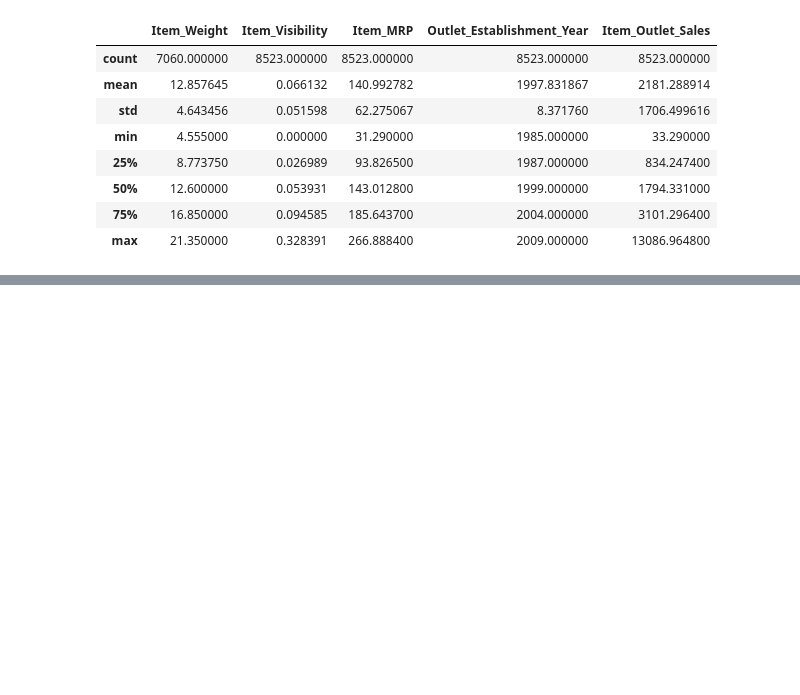
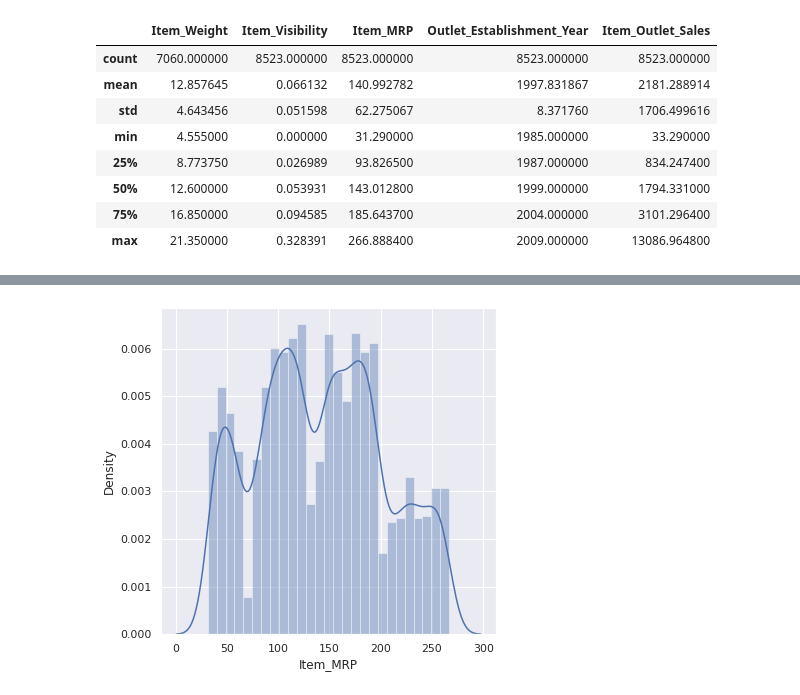
Before and after one commit to MrNeilMehta/Project-12-Big-Mart-Sales-Prediction, a Jupyter notebook: Project_12_Big_Mart_Sales_Prediction.ipynb, the cells around one changed output, grey strips where cells are left out. Cells and saved outputs as stored; diff of their text form; code cells hidden in the pictures; blank space fills up the shorter version.

```diff
--- a/Project_12_Big_Mart_Sales_Prediction.ipynb
+++ b/Project_12_Big_Mart_Sales_Prediction.ipynb
@@ -164,0 +183,7 @@ df.describe()
+# %%
+# Item MRP distribution
+plt.figure(figsize=(6,6))
+sns.distplot(df['Item_MRP'])
+plt.show()
+# %% [output]
+[figure, added]
```
Also changed, not shown: parts of 11 cells of this notebook.
